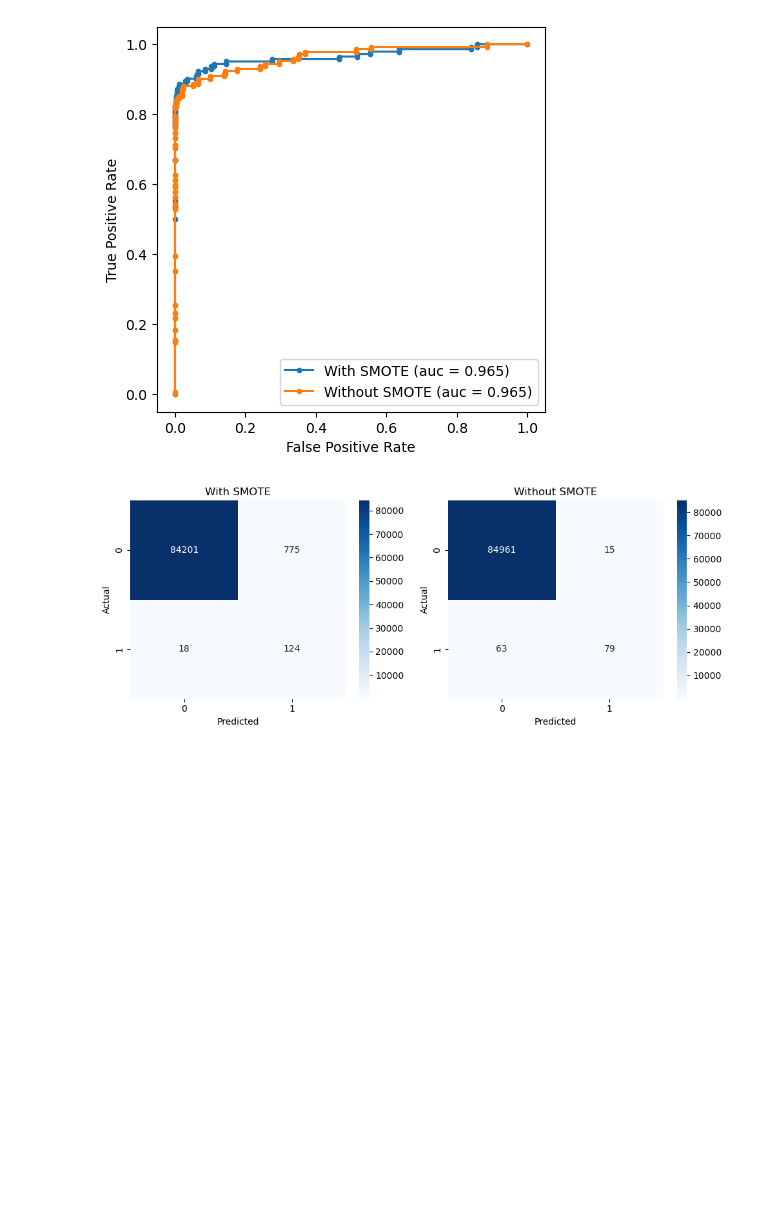
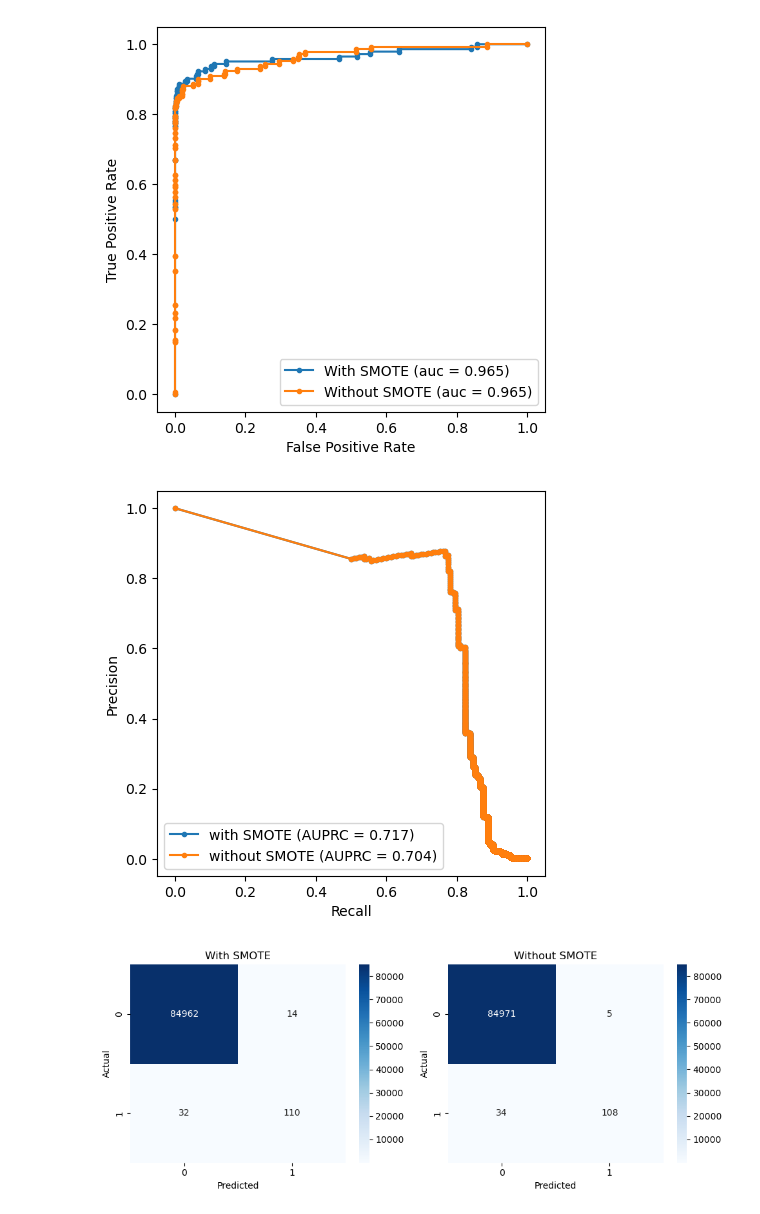
Before and after one commit to Gabrielmarqs12/ML-Fraud-Detection-Research, a Jupyter notebook: notebooks/machine learning/Model _Comparison.ipynb, the cells around one changed output. Cells and saved outputs as stored; diff of their text form; code cells hidden in the pictures; blank space fills up the shorter version.

```diff
--- a/notebooks/machine learning/Model _Comparison.ipynb
+++ b/notebooks/machine learning/Model _Comparison.ipynb
@@ -177,16 +213,16 @@ lr_model_smote = Pipeline([('scaler', StandardScaler()), ('model', LogisticRegre
 lr_model_no_smote = Pipeline([('scaler', StandardScaler()), ('model', LogisticRegression(max_iter = 1000, random_state = 36))])
 
 # Generating TPR and FPR with SMOTE
-smote_fpr, smote_tpr, smote_auc = generate_roc_data(lr_model_smote, x_train, y_train, x_test, y_test, use_smote = True)
+smote_fpr, smote_tpr, smote_auc, smote_precision, smote_recall, smote_aupr = model_test_results(lr_model_smote, x_train, y_train, x_test, y_test, use_smote = True)
 
 # Generating predictions based on the trained model (with SMOTE)
-y_predict_smote = lr_model_smote.predict(x_test)
+y_predict_smote = rf_model_smote.predict(x_test)
 
 # Generating TPR and FPR without SMOTE
-no_smote_fpr, no_smote_tpr, no_smote_auc = generate_roc_data(lr_model_no_smote, x_train, y_train, x_test, y_test, use_smote = False)
+no_smote_fpr, no_smote_tpr, no_smote_auc, no_smote_precision, no_smote_recall, no_smote_aupr = model_test_results(lr_model_no_smote, x_train, y_train, x_test, y_test, use_smote = False)
 
 # Generating predictions based on the trained model (without SMOTE)
-y_predict_no_smote = lr_model_no_smote.predict(x_test)
+y_predict_no_smote = rf_model_no_smote.predict(x_test)
 # %%
 # Plotting the positive rate chart, comparing both results
 compare_roc_auc(smote_fpr, smote_tpr,
@@ -194,6 +230,13 @@ compare_roc_auc(smote_fpr, smote_tpr,
                 smote_auc, no_smote_auc)
 # %% [output]
 [figure]
+# %%
+# Plotting the Area Under Precision recall chart
+compare_aupr(smote_precision, smote_recall,
+             no_smote_precision, no_smote_recall,
+             smote_aupr, no_smote_aupr)
+# %% [output]
+[figure, added]
 # %%
 # Comparing Results, with and without SMOTE
 compare_confusion_matrix(y_test, y_predict_smote, y_predict_no_smote)
```
Also changed, not shown: parts of 14 cells of this notebook.
